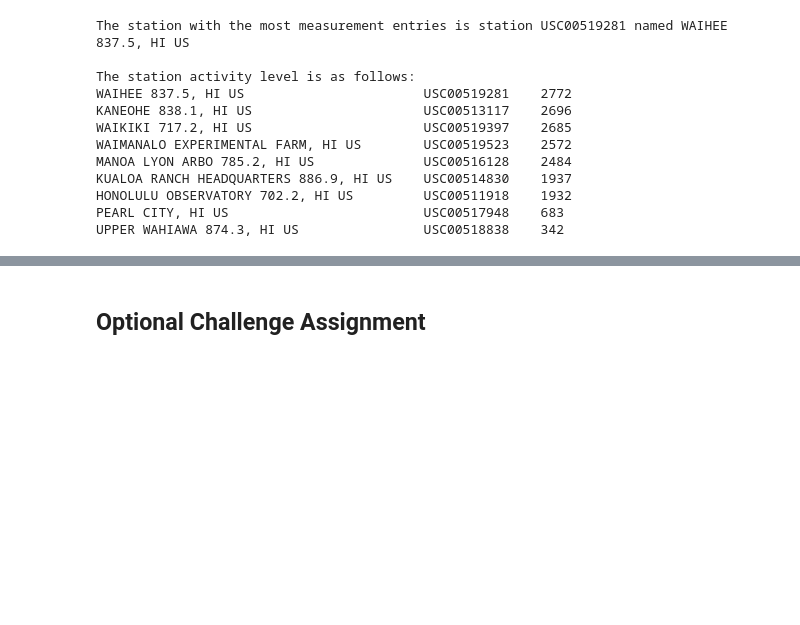
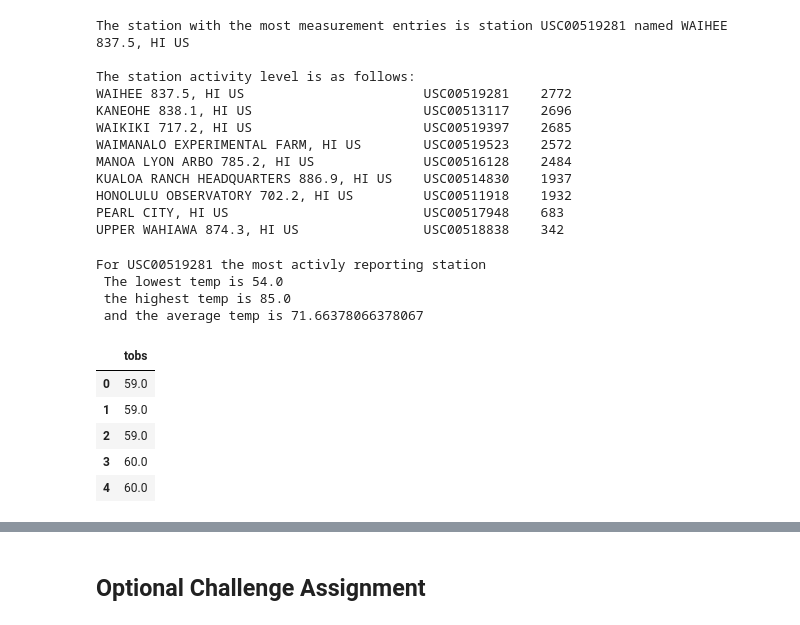
Before and after one commit to blizzardfun/sqlalchemy, a Jupyter notebook: climate_starter.ipynb, the cells around one changed output, grey strips where cells are left out. Drawn from its saved outputs; the diff is of its cells as text; code cells hidden in the pictures; blank space fills up the shorter version.

```diff
--- a/climate_starter.ipynb
+++ b/climate_starter.ipynb
@@ -184,12 +169,15 @@ The total number of stations is 9
 # %%
 # What are the most active stations? (i.e. what stations have the most rows)?
 # find most active station at the top of the list order descending
+#join tables on station to get name and count
 sel=[Station.name,Measurement.station,func.count(Measurement.prcp)]
+
 station_entrys=session.query(*sel).filter(Station.station == Measurement.station).\
                             group_by(Measurement.station).order_by(func.count(Measurement.prcp).desc()).first()
+active_station=station_entrys[1]
+print(f"The station with the most measurement entries is station {active_station} named {station_entrys[0]} \n")
+print("The station activity levels are as follows:")
 
-print(f"The station with the most measurement entries is station {station_entrys[1]} named {station_entrys[0]} \n")
-print("The station activity level is as follows:")
 # List the stations and the counts in descending order.
 station_entrys=session.query(*sel).filter(Station.station == Measurement.station).\
                             group_by(Measurement.station).order_by(func.count(Measurement.prcp).desc()).all()
@@ -215,3 +200,30 @@ UPPER WAHIAWA 874.3, HI US                USC00518838    342
+# %%
+# Using the station id from the previous query, calculate the lowest temperature recorded,
+# highest temperature recorded, and average temperature most active station?
+sel=[func.min(Measurement.tobs),func.max(Measurement.tobs),func.avg(Measurement.tobs)]
+temp_stat_tup=session.query(*sel).filter(Measurement.station==active_station).all()
+temp_stat=temp_stat_tup[0]
+
+print(f"For {active_station} the most activly reporting station ")
+print(f" The lowest temp is {temp_stat[0]} \n the highest temp is {temp_stat[1]} \n and the average temp is {temp_stat[2]}")
+# %% [output]
+For USC00519281 the most activly reporting station
+ The lowest temp is 54.0
+ the highest temp is 85.0
+ and the average temp is 71.66378066378067
 # %%
 # Choose the station with the highest number of temperature observations.
 # Query the last 12 months of temperature observation data for this station and plot the results as a histogram
+temp_tuple=session.query(Measurement.tobs).\
+filter(and_(Measurement.station==active_station, Measurement.date > year_ago_date_str)).order_by(Measurement.tobs).all()
+
+temp_list=[tup[0] for tup in temp_tuple]
+temp_df=pd.DataFrame(temp_list,columns=['tobs'])
+temp_df.head()
+# %% [output]
+|  | tobs |
+| 0 | 59.0 |
+| 1 | 59.0 |
+| 2 | 59.0 |
+| 3 | 60.0 |
+| 4 | 60.0 |
```
Also changed, not shown: parts of 10 cells of this notebook, 2 other files.
